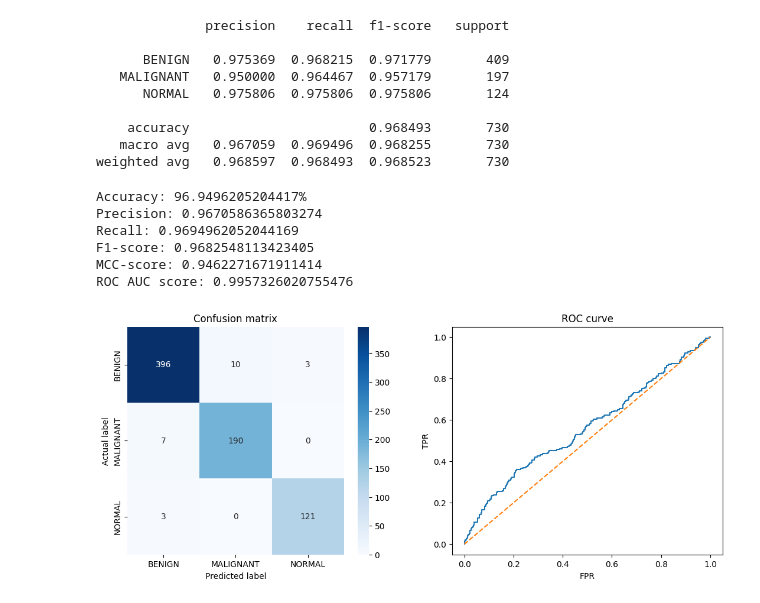
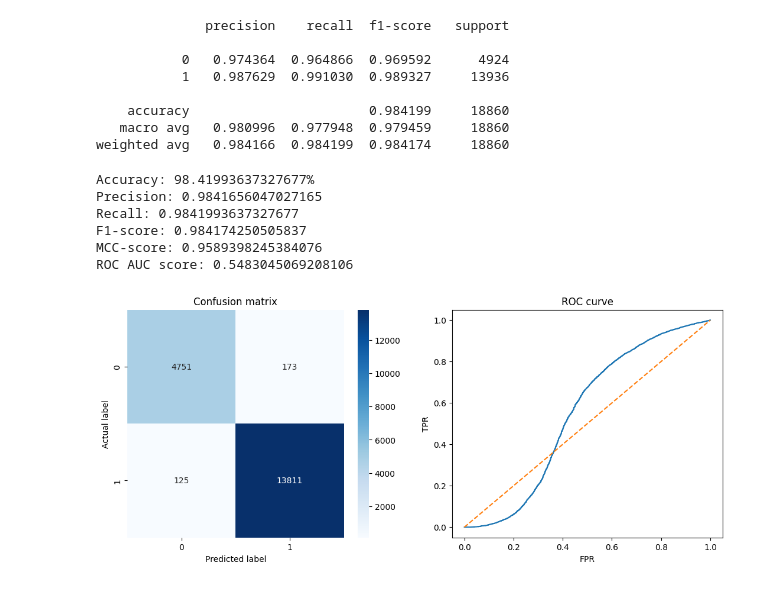
Before and after one commit to AtiqurRahmanAni/brain-tumour, a Jupyter notebook: model_test_mycnn_5_estimators.ipynb, the cells around one changed output. Saved outputs shown, nothing was run; the diff lists cells and outputs as text; code cells hidden in the pictures.

```diff
--- a/model_test_mycnn_5_estimators.ipynb
+++ b/model_test_mycnn_5_estimators.ipynb
@@ -57,5 +49,38 @@ class DenseNet(nn.Module):
+# %%
+class MyCNN(nn.Module):
+    def __init__(self):
+        super(MyCNN, self).__init__()
+        self.conv =  nn.Sequential(nn.Conv2d(in_channels=3, out_channels=64, kernel_size=(3, 3), stride=1, padding=0, bias=True),
+                     nn.BatchNorm2d(64, eps=1e-05, momentum=0.1, affine=True, track_running_stats=True),
+                     nn.MaxPool2d(kernel_size=3, stride=2, padding=0),
+
+                     nn.Conv2d(in_channels=64, out_channels=128, kernel_size=(3, 3), stride=1, padding=0, bias=True),
+                     nn.BatchNorm2d(128, eps=1e-05, momentum=0.1, affine=True, track_running_stats=True),
+                     nn.MaxPool2d(kernel_size=3, stride=2, padding=0),
+
+                     nn.Conv2d(in_channels=128, out_channels=256, kernel_size=(3, 3), stride=1, padding=0, bias=True),
+                     nn.BatchNorm2d(256, eps=1e-05, momentum=0.1, affine=True, track_running_stats=True),
+                     nn.MaxPool2d(kernel_size=3, stride=2, padding=0),
+
+                     nn.Conv2d(in_channels=256, out_channels=512, kernel_size=(3, 3), stride=1, padding=0, bias=True),
+                     nn.BatchNorm2d(512, eps=1e-05, momentum=0.1, affine=True, track_running_stats=True),
+                     nn.MaxPool2d(kernel_size=3, stride=2, padding=0))
+
+
+        self.dense = nn.Sequential(nn.Flatten(),
+                                  nn.Linear(512*11*11, 512),
+                                  nn.ReLU(),
+                                  nn.Linear(512, 256),
+                                  nn.ReLU(),
+                                  nn.Linear(256, 2))
+
+    def forward(self, x):
+        x = self.conv(x)
+        x = self.dense(x)
+
+        return x
 # %%
 model = GradientBoostingClassifier(
-    estimator=DenseNet,
-    n_estimators=2,
+    estimator=MyCNN,
+    n_estimators=5,
     cuda=False)
@@ -65,0 +90,4 @@ io.load(model, model_path)
+# %%
+dml = torch_directml.device()
+model.to(dml)
+model.eval()
@@ -74,7 +120,7 @@ def get_predictions():
 
     with torch.no_grad():
         for batch in tqdm(test_loader):
-            inputs = batch['image']
+            inputs = batch['image'].to(dml)
             labels = batch['labels']
             path = batch["path"]
 
@@ -96,28 +142,26 @@ def get_predictions():
     return predictions, real_values, pred_probas, misclassified
 # %%
 pred, real, probas, misclassified = get_predictions()
-classes = ["BENIGN", "MALIGNANT", "NORMAL"]
-print(classification_report(real, pred, digits=6, target_names=classes))
+print(classification_report(real, pred, digits=6))
 # %% [output]
               precision    recall  f1-score   support
 
-      BENIGN   0.975369  0.968215  0.971779       409
-   MALIGNANT   0.950000  0.964467  0.957179       197
-      NORMAL   0.975806  0.975806  0.975806       124
+           0   0.974364  0.964866  0.969592      4924
+           1   0.987629  0.991030  0.989327     13936
 
-    accuracy                       0.968493       730
-   macro avg   0.967059  0.969496  0.968255       730
-weighted avg   0.968597  0.968493  0.968523       730
+    accuracy                       0.984199     18860
+   macro avg   0.980996  0.977948  0.979459     18860
+weighted avg   0.984166  0.984199  0.984174     18860
 # %%
-score_in_details(pred=pred, real=real, probas=probas, class_names=classes)
+score_in_details(pred=pred, real=real, probas=probas)
 # %% [output]
-Accuracy: 96.9496205204417%
-Precision: 0.9670586365803274
-Recall: 0.9694962052044169
-F1-score: 0.9682548113423405
-MCC-score: 0.9462271671911414
-ROC AUC score: 0.9957326020755476
+Accuracy: 98.41993637327677%
+Precision: 0.9841656047027165
+Recall: 0.9841993637327677
+F1-score: 0.984174250505837
+MCC-score: 0.9589398245384076
+ROC AUC score: 0.5483045069208106
-[figure, old version]
+[figure, new version]
 # %%
 dest = "../misclassified-new/gradient-boosting-normal-densenet"
 cnt = 1
```
Also changed, not shown: parts of 7 cells of this notebook, 3 other files.
